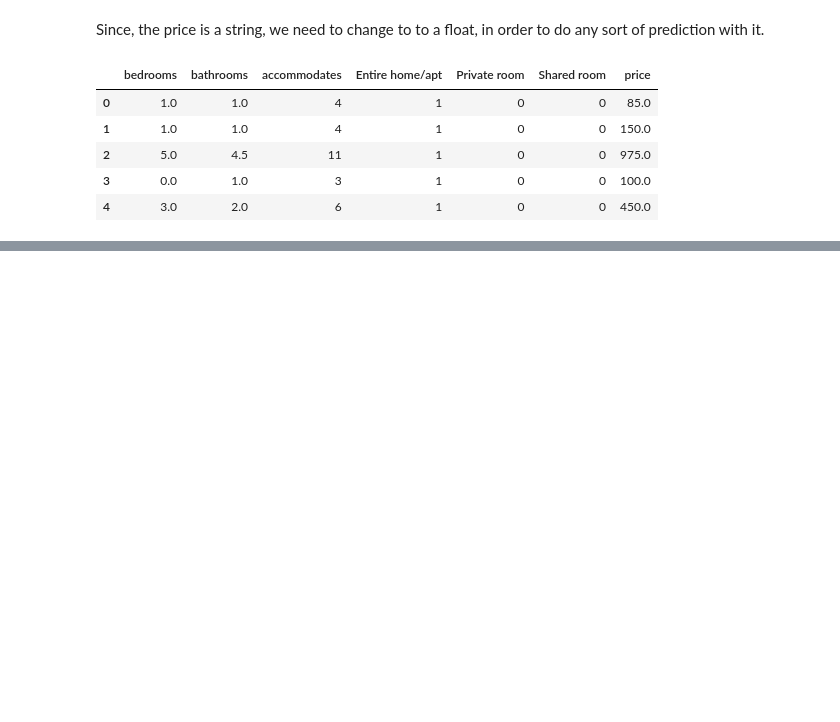
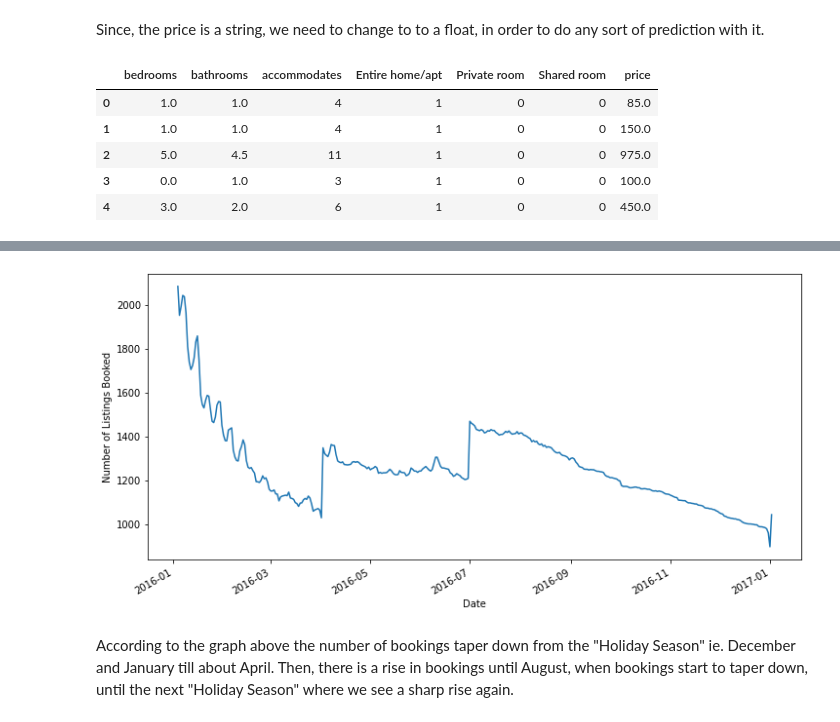
Before and after one commit to sayeedtahseen/Project-1, a Jupyter notebook: Seattle AirBnB Analysis.ipynb, the cells around one changed output, grey strips where cells are left out. Saved outputs shown, nothing was run; the diff lists cells and outputs as text; code cells hidden in the pictures; blank space fills up the shorter version.

```diff
--- a/Seattle AirBnB Analysis.ipynb
+++ b/Seattle AirBnB Analysis.ipynb
@@ -150,0 +217,11 @@ sns.heatmap(influence_df.corr(), annot=True, fmt='.2f')
+# %%
+booked_dates = booked['date_converted'].value_counts()
+# %%
+booked_plot = booked_dates.plot()
+plt.xlabel("Date")
+plt.ylabel("Number of Listings Booked")
+plt.show()
+# %% [output]
+[figure, added]
+# %% [markdown]
+According to the graph above the number of bookings taper down from the "Holiday Season" ie. December and January till about April. Then, there is a rise in bookings until August, when bookings start to taper down, until the next "Holiday Season" where we see a sharp rise again.
```
Also changed, not shown: parts of 50 cells of this notebook, 5 other files.
